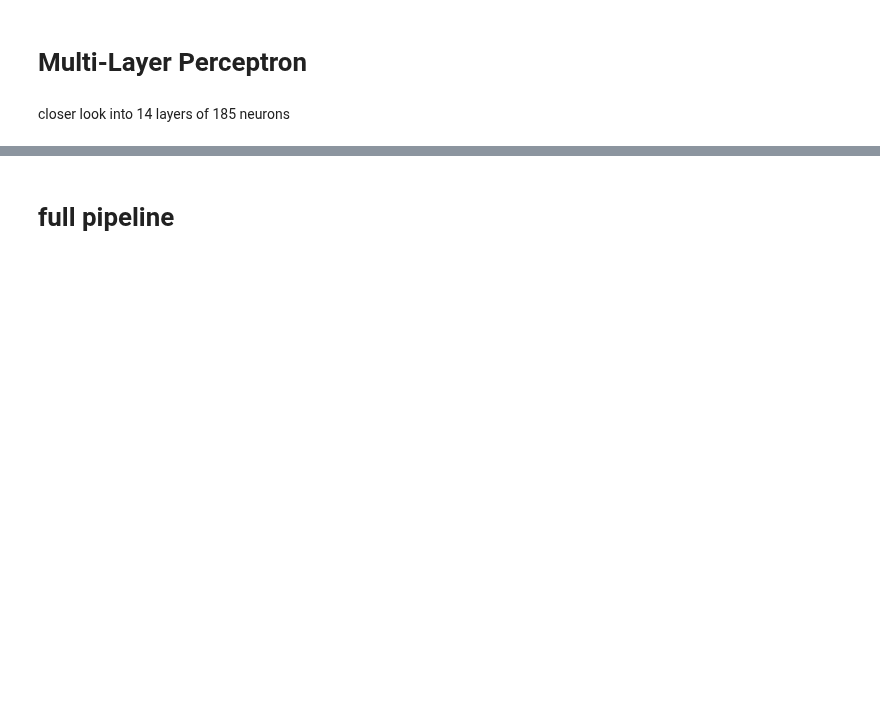
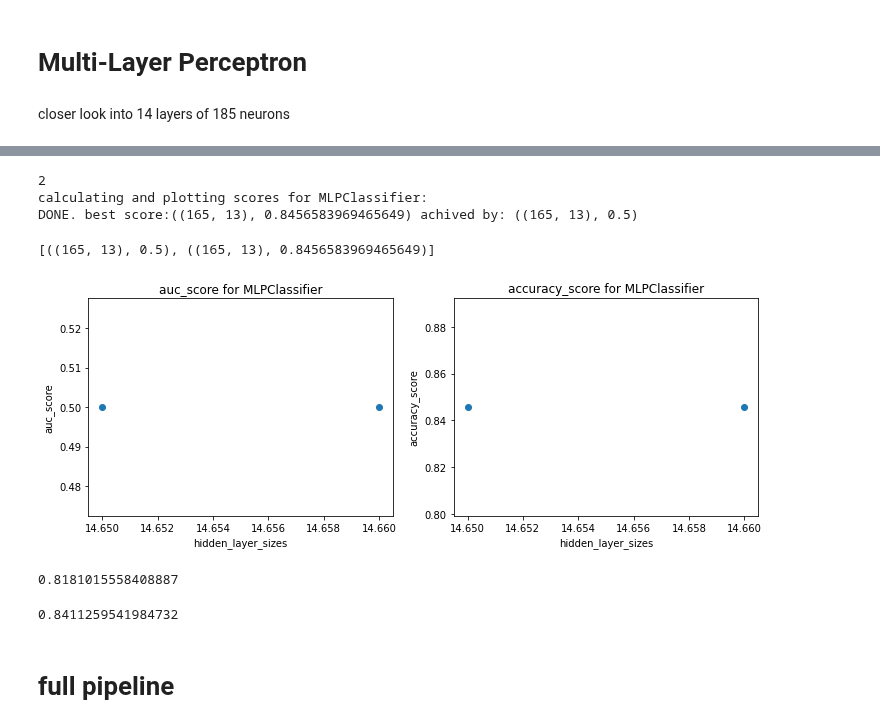
Before and after one commit to MrPupik/INTO_TO_ML, a Jupyter notebook: project/itay_nb.ipynb, the cells around one changed output, grey strips where cells are left out. Cells and saved outputs as stored; diff of their text form; code cells hidden in the pictures; blank space fills up the shorter version.

```diff
--- a/project/itay_nb.ipynb
+++ b/project/itay_nb.ipynb
@@ -780,3 +804,34 @@ X_train, X_val, y_train, y_val)
+# %%
+import warnings
+warnings.filterwarnings('ignore')
+
+args = {'max_iter':20, 'solver':'sgd','verbose':False,
+        'tol':10**-6,'random_state':13, 'learning_rate_init':1,
+        'learning_rate':'adaptive', 'alpha':0.01, }
+hidden_layers_values = []
+for d1 in range(165,167,1):
+        for d2 in range(13,14,1):
+                hidden_layers_values.append((d1,d2))
+print(len(hidden_layers_values))
+
+scoring = (auc_score, accuracy_score)
+plot_scores(model_class=MLPClassifier,arg_name='hidden_layer_sizes', arg_values=hidden_layers_values,
+other_args=args, xt=X_train, xv=X_val, yt=y_train, yv=y_val, tuple_index='both', scoring=scoring,plot_type='scatter')
+# %% [output]
+2
+calculating and plotting scores for MLPClassifier:
+DONE. best score:((165, 13), 0.8456583969465649) achived by: ((165, 13), 0.5)
+[((165, 13), 0.5), ((165, 13), 0.8456583969465649)]
+[figure, added]
+# %%
+model = AdaBoostClassifier(n_estimators=50, random_state=0)
+model.fit(X_train, y_train)
+auc = roc_auc_score(y_val, model.predict_proba(X_val)[:,1])
+print(auc)
+accuracy_score(model, X_val, y_val)
+# %% [output]
+0.8181015558408887
+0.8411259541984732
 # %% [markdown]
 # full pipeline
 # %%
```
Also changed, not shown: parts of 8 cells of this notebook.
